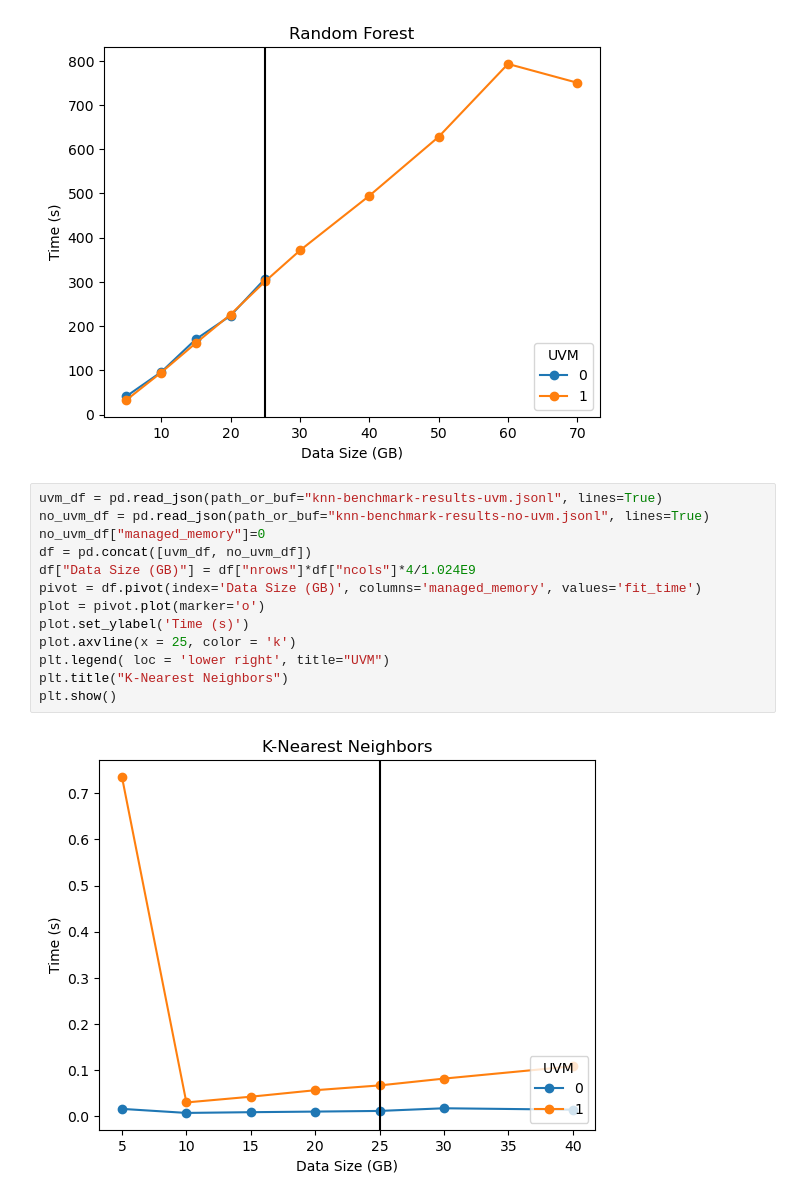
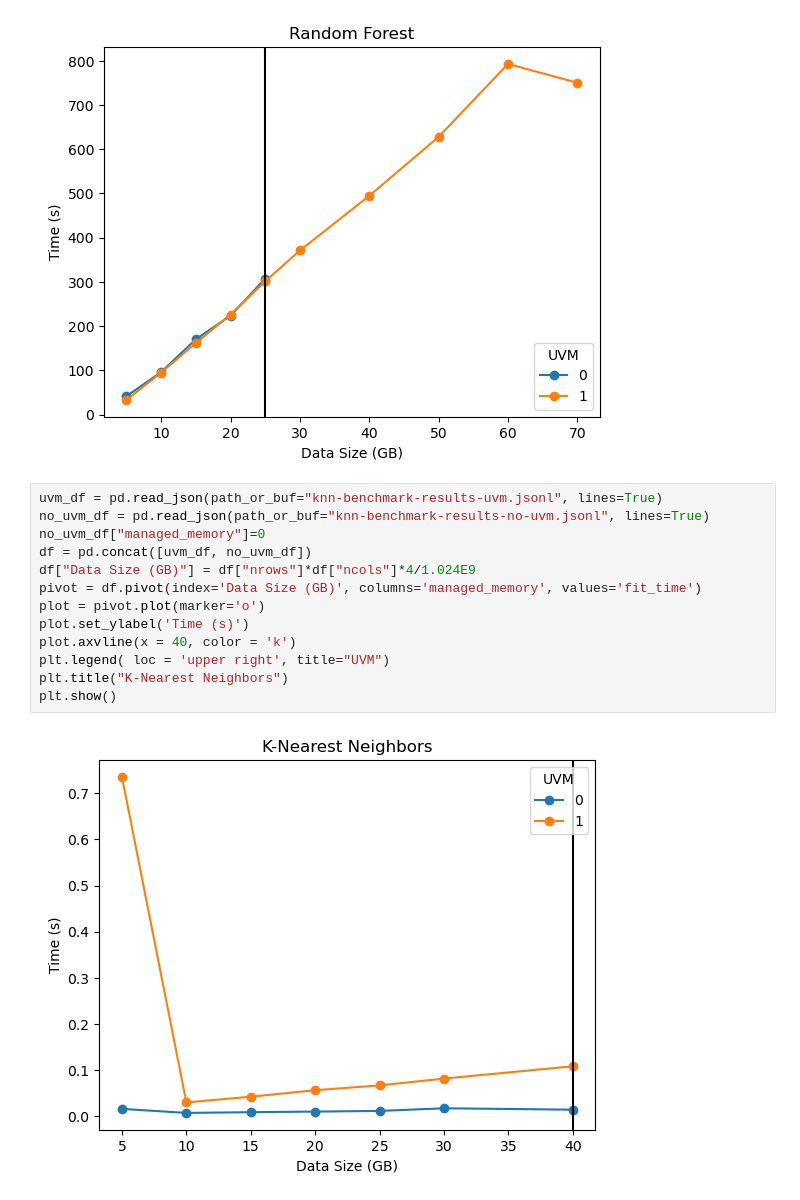
Before and after one commit to btepera/cuml, a Jupyter notebook: python/cuml/cuml/benchmark/UVM_Benchmark_Results.ipynb, the cells around one changed output. Drawn from its saved outputs; the diff is of its cells as text.

```diff
--- a/python/cuml/cuml/benchmark/UVM_Benchmark_Results.ipynb
+++ b/python/cuml/cuml/benchmark/UVM_Benchmark_Results.ipynb
@@ -35,15 +35,15 @@ plt.show()
 # %%
 uvm_df = pd.read_json(path_or_buf="knn-benchmark-results-uvm.jsonl", lines=True)
 no_uvm_df = pd.read_json(path_or_buf="knn-benchmark-results-no-uvm.jsonl", lines=True)
 no_uvm_df["managed_memory"]=0
 df = pd.concat([uvm_df, no_uvm_df])
 df["Data Size (GB)"] = df["nrows"]*df["ncols"]*4/1.024E9
 pivot = df.pivot(index='Data Size (GB)', columns='managed_memory', values='fit_time')
 plot = pivot.plot(marker='o')
 plot.set_ylabel('Time (s)')
-plot.axvline(x = 25, color = 'k')
-plt.legend( loc = 'lower right', title="UVM")
+plot.axvline(x = 40, color = 'k')
+plt.legend( loc = 'upper right', title="UVM")
 plt.title("K-Nearest Neighbors")
 plt.show()
 # %% [output]
-[figure, old version]
+[figure, new version]
```
Also changed, not shown: parts of 1 cell of this notebook.
